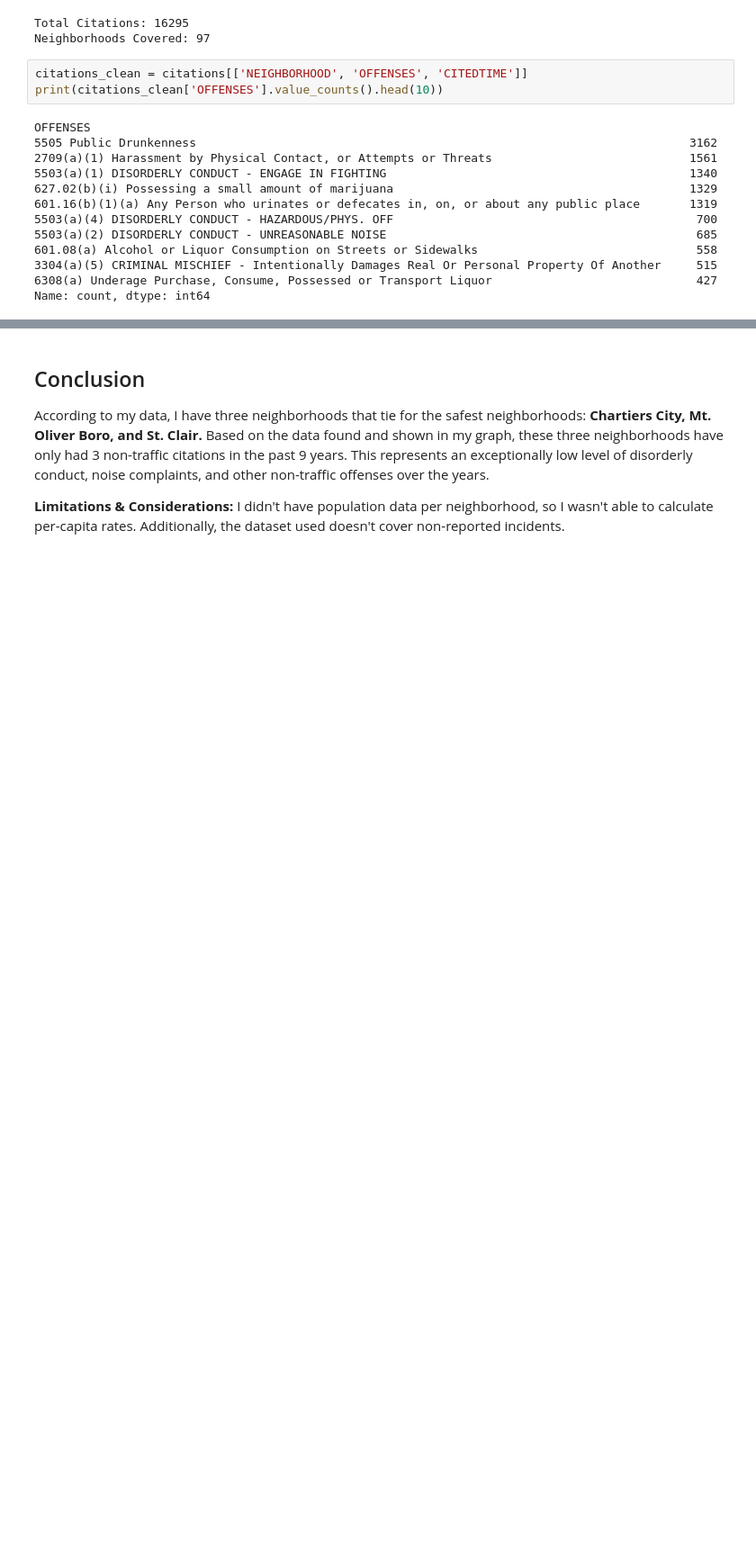
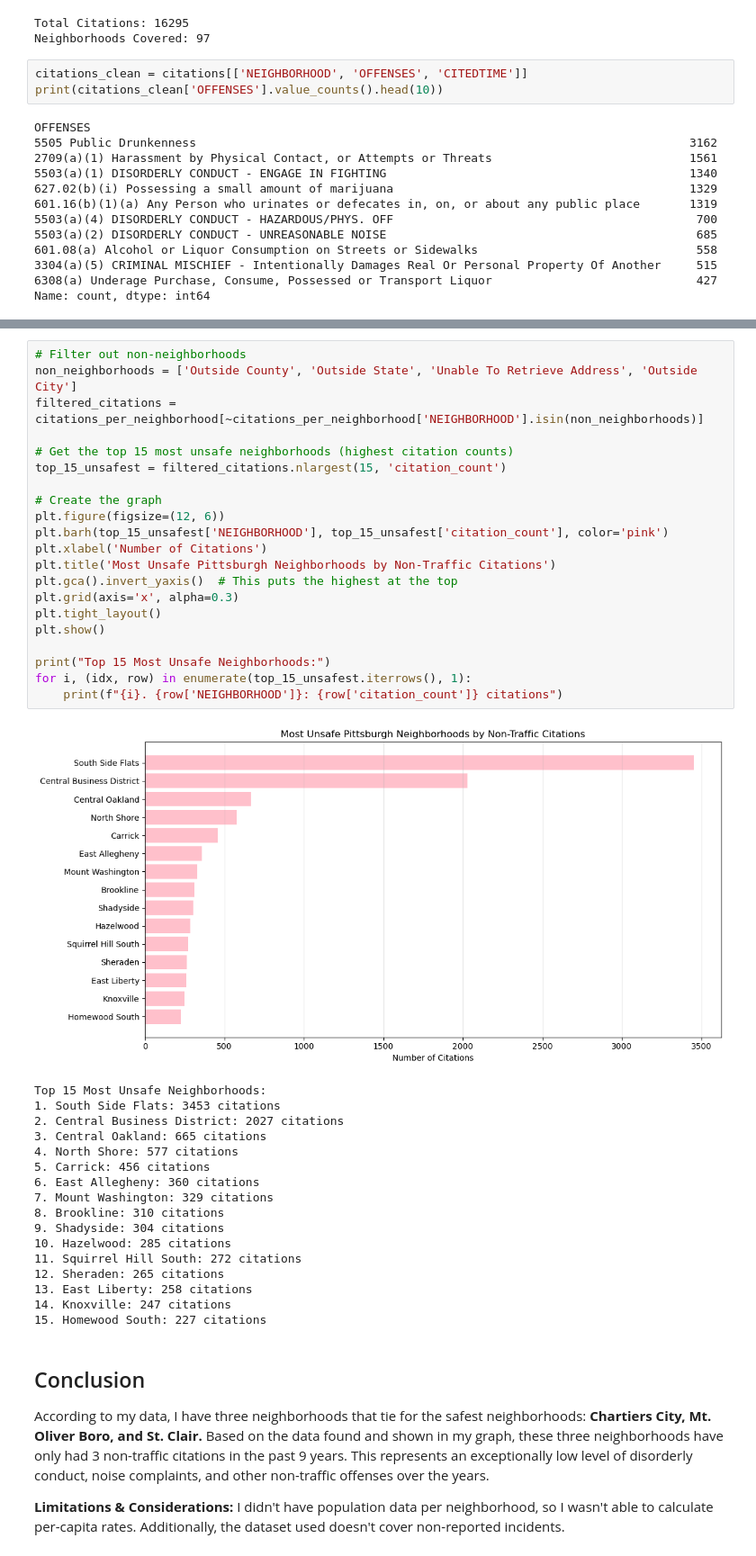
Before and after one commit to ajmitchell07/Final-Project-Best-Pittsburgh-Neighborhood-, a Jupyter notebook: individual_work/Abigail-Huang-Analysis.ipynb, the cells around one changed output, grey strips where cells are left out. Shown at 90% size. Drawn from its saved outputs; the diff is of its cells as text; blank space fills up the shorter version.

```diff
--- a/individual_work/Abigail-Huang-Analysis.ipynb
+++ b/individual_work/Abigail-Huang-Analysis.ipynb
@@ -57,3 +82,42 @@ NameError: name 'citations_per_neighborhood' is not defined
+# %%
+# Filter out non-neighborhoods
+non_neighborhoods = ['Outside County', 'Outside State', 'Unable To Retrieve Address', 'Outside City']
+filtered_citations = citations_per_neighborhood[~citations_per_neighborhood['NEIGHBORHOOD'].isin(non_neighborhoods)]
+
+# Get the top 15 most unsafe neighborhoods (highest citation counts)
+top_15_unsafest = filtered_citations.nlargest(15, 'citation_count')
+
+# Create the graph
+plt.figure(figsize=(12, 6))
+plt.barh(top_15_unsafest['NEIGHBORHOOD'], top_15_unsafest['citation_count'], color='pink')
+plt.xlabel('Number of Citations')
+plt.title('Most Unsafe Pittsburgh Neighborhoods by Non-Traffic Citations')
+plt.gca().invert_yaxis()  # This puts the highest at the top
+plt.grid(axis='x', alpha=0.3)
+plt.tight_layout()
+plt.show()
+
+print("Top 15 Most Unsafe Neighborhoods:")
+for i, (idx, row) in enumerate(top_15_unsafest.iterrows(), 1):
+    print(f"{i}. {row['NEIGHBORHOOD']}: {row['citation_count']} citations")
+# %% [output]
+[figure, added]
+Top 15 Most Unsafe Neighborhoods:
+1. South Side Flats: 3453 citations
+2. Central Business District: 2027 citations
+3. Central Oakland: 665 citations
+4. North Shore: 577 citations
+5. Carrick: 456 citations
+6. East Allegheny: 360 citations
+7. Mount Washington: 329 citations
+8. Brookline: 310 citations
+9. Shadyside: 304 citations
+10. Hazelwood: 285 citations
+11. Squirrel Hill South: 272 citations
+12. Sheraden: 265 citations
+13. East Liberty: 258 citations
+14. Knoxville: 247 citations
+15. Homewood South: 227 citations
 # %% [markdown]
 ## Conclusion
 According to my data, I have three neighborhoods that tie for the safest neighborhoods: **Chartiers City, Mt. Oliver Boro, and St. Clair.** Based on the data found and shown in my graph, these three neighborhoods have only had 3 non-traffic citations in the past 9 years. This represents an exceptionally low level of disorderly conduct, noise complaints, and other non-traffic offenses over the years.
```
Also changed, not shown: parts of 1 cell of this notebook.
